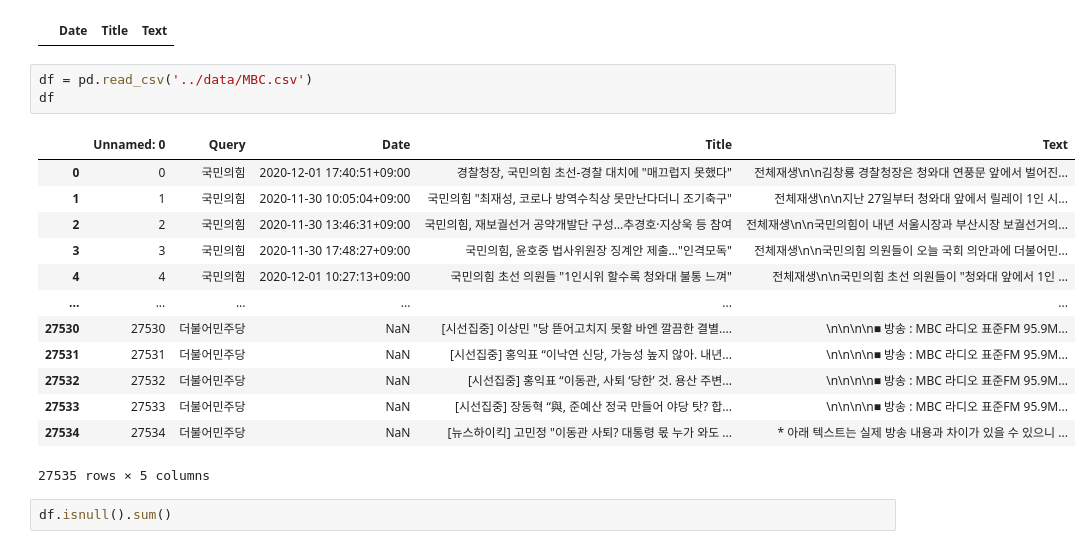
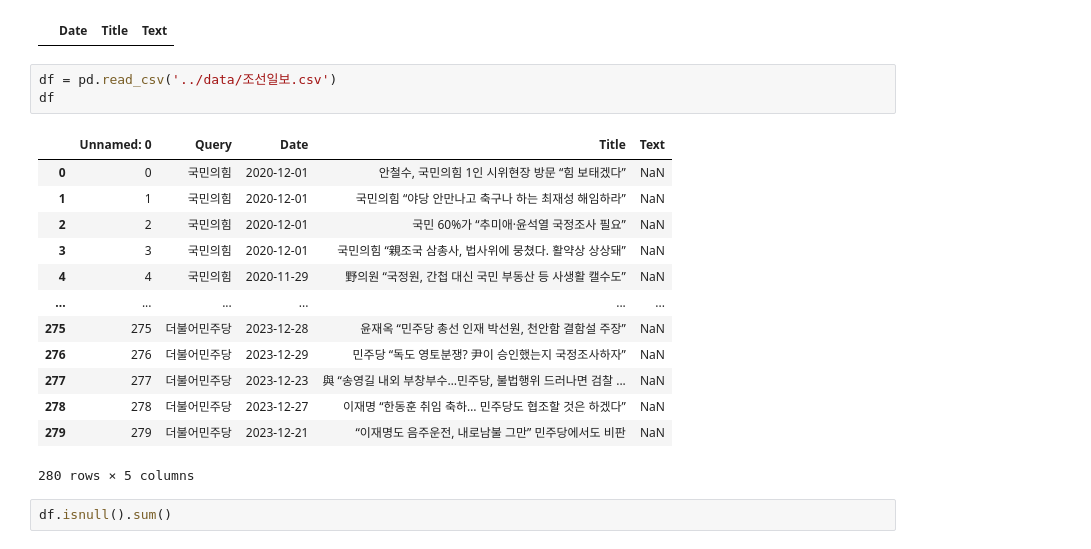
Before and after one commit to HaseongJung/text_mining, a Jupyter notebook: project/crawling/test.ipynb, the cells around one changed output. Drawn from its saved outputs; the diff is of its cells as text.

```diff
--- a/project/crawling/test.ipynb
+++ b/project/crawling/test.ipynb
@@ -224,22 +224,22 @@ df
 # %% [output]
 |  | Date | Title | Text |
 # %%
-df = pd.read_csv('../data/MBC.csv')
+df = pd.read_csv('../data/조선일보.csv')
 df
 # %% [output]
 |  | Unnamed: 0 | Query | Date | Title | Text |
-| 0 | 0 | 국민의힘 | 2020-12-01 17:40:51+09:00 | 경찰청장, 국민의힘 초선-경찰 대치에 "매끄럽지 못했다" | 전체재생\n\n김창룡 경찰청장은 청와대 연풍문 앞에서 벌어진... |
-| 1 | 1 | 국민의힘 | 2020-11-30 10:05:04+09:00 | 국민의힘 "최재성, 코로나 방역수칙상 못만난다더니 조기축구" | 전체재생\n\n지난 27일부터 청와대 앞에서 릴레이 1인 시... |
-| 2 | 2 | 국민의힘 | 2020-11-30 13:46:31+09:00 | 국민의힘, 재보궐선거 공약개발단 구성…추경호·지상욱 등 참여 | 전체재생\n\n국민의힘이 내년 서울시장과 부산시장 보궐선거의... |
-| 3 | 3 | 국민의힘 | 2020-11-30 17:48:27+09:00 | 국민의힘, 윤호중 법사위원장 징계안 제출…"인격모독" | 전체재생\n\n국민의힘 의원들이 오늘 국회 의안과에 더불어민... |
-| 4 | 4 | 국민의힘 | 2020-12-01 10:27:13+09:00 | 국민의힘 초선 의원들 "1인시위 할수록 청와대 불통 느껴" | 전체재생\n\n국민의힘 초선 의원들이 "청와대 앞에서 1인 ... |
+| 0 | 0 | 국민의힘 | 2020-12-01 | 안철수, 국민의힘 1인 시위현장 방문 “힘 보태겠다” | NaN |
+| 1 | 1 | 국민의힘 | 2020-12-01 | 국민의힘 “야당 안만나고 축구나 하는 최재성 해임하라” | NaN |
+| 2 | 2 | 국민의힘 | 2020-12-01 | 국민 60%가 “추미애·윤석열 국정조사 필요” | NaN |
+| 3 | 3 | 국민의힘 | 2020-12-01 | 국민의힘 “親조국 삼총사, 법사위에 뭉쳤다. 활약상 상상돼” | NaN |
+| 4 | 4 | 국민의힘 | 2020-11-29 | 野의원 “국정원, 간첩 대신 국민 부동산 등 사생활 캘수도” | NaN |
 | ... | ... | ... | ... | ... | ... |
-| 27530 | 27530 | 더불어민주당 | NaN | [시선집중] 이상민 "당 뜯어고치지 못할 바엔 깔끔한 결별.... | \n\n\n\n■ 방송 : MBC 라디오 표준FM 95.9M... |
-| 27531 | 27531 | 더불어민주당 | NaN | [시선집중] 홍익표 “이낙연 신당, 가능성 높지 않아. 내년... | \n\n\n\n■ 방송 : MBC 라디오 표준FM 95.9M... |
-| 27532 | 27532 | 더불어민주당 | NaN | [시선집중] 홍익표 “이동관, 사퇴 ‘당한’ 것. 용산 주변... | \n\n\n\n■ 방송 : MBC 라디오 표준FM 95.9M... |
-| 27533 | 27533 | 더불어민주당 | NaN | [시선집중] 장동혁 “與, 준예산 정국 만들어 야당 탓? 합... | \n\n\n\n■ 방송 : MBC 라디오 표준FM 95.9M... |
-| 27534 | 27534 | 더불어민주당 | NaN | [뉴스하이킥] 고민정 "이동관 사퇴? 대통령 몫 누가 와도 ... | * 아래 텍스트는 실제 방송 내용과 차이가 있을 수 있으니 ... |
+| 275 | 275 | 더불어민주당 | 2023-12-28 | 윤재옥 “민주당 총선 인재 박선원, 천안함 결함설 주장” | NaN |
+| 276 | 276 | 더불어민주당 | 2023-12-29 | 민주당 “독도 영토분쟁? 尹이 승인했는지 국정조사하자” | NaN |
+| 277 | 277 | 더불어민주당 | 2023-12-23 | 與 “송영길 내외 부창부수…민주당, 불법행위 드러나면 검찰 ... | NaN |
+| 278 | 278 | 더불어민주당 | 2023-12-27 | 이재명 “한동훈 취임 축하… 민주당도 협조할 것은 하겠다” | NaN |
+| 279 | 279 | 더불어민주당 | 2023-12-21 | “이재명도 음주운전, 내로남불 그만” 민주당에서도 비판 | NaN |
-27535 rows × 5 columns
+280 rows × 5 columns
 # %%
 df.isnull().sum()
 # %% [output]
```
Also changed, not shown: parts of 11 cells of this notebook, 18 other files.
